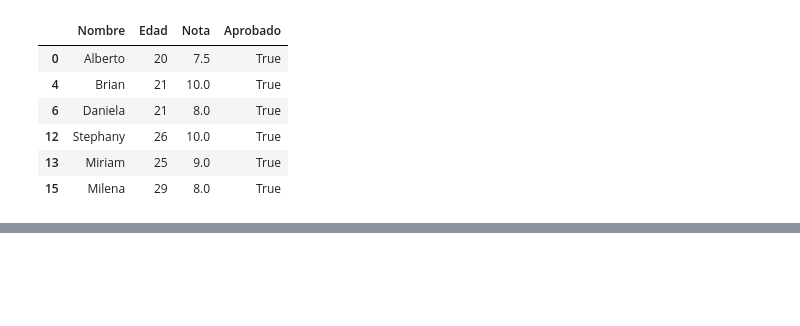
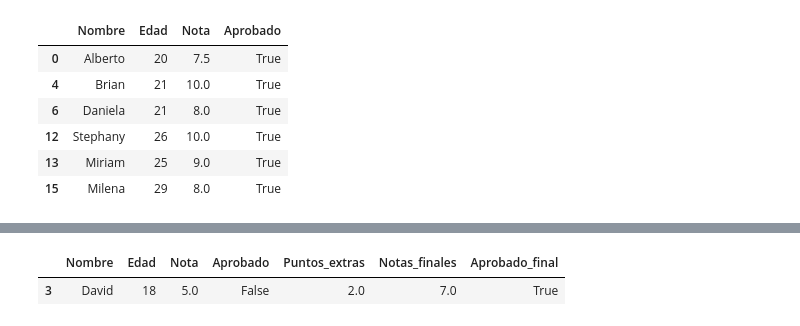
Before and after one commit to dyaccu/Pandas-conociendo-la-biblioteca, a Jupyter notebook: inmuebles_cdmx.ipynb, the cells around one changed output, grey strips where cells are left out. Saved outputs shown, nothing was run; the diff lists cells and outputs as text; code cells hidden in the pictures; blank space fills up the shorter version.

```diff
--- a/inmuebles_cdmx.ipynb
+++ b/inmuebles_cdmx.ipynb
@@ -890,0 +1046,6 @@ alumnos_aprobados = alumnos_aprobados.replace(7.0, 8.0)
+# %%
+nuevos_aprobados = (datos2['Aprobado'] == False) & (datos2['Aprobado_final'] == True)
+datos2[nuevos_aprobados]
+# %% [output]
+|  | Nombre | Edad | Nota | Aprobado | Puntos_extras | Notas_finales | Aprobado_final |
+| 3 | David | 18 | 5.0 | False | 2.0 | 7.0 | True |
```
Also changed, not shown: parts of 29 cells of this notebook.
